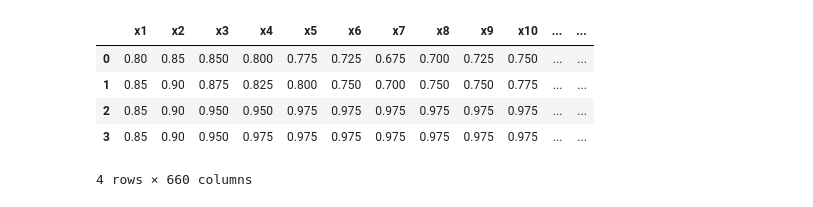
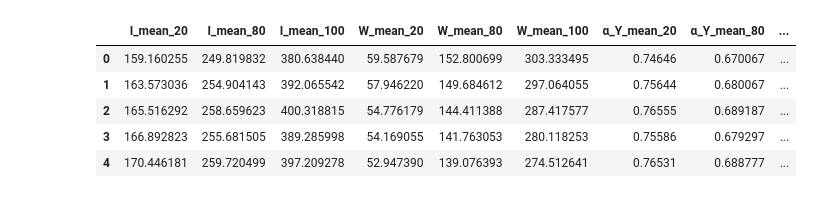
Before and after one commit to Tarsatir/Capsule_Climate, a Jupyter notebook: results/W_quintiles.ipynb, the cells around one changed output. Saved outputs shown, nothing was run; the diff lists cells and outputs as text; code cells hidden in the pictures.

```diff
--- a/results/W_quintiles.ipynb
+++ b/results/W_quintiles.ipynb
@@ -3,13 +3,13 @@ import matplotlib.pyplot as plt
 import pandas as pd
 import numpy as np
 # %%
-df = pd.read_csv('result_data/alpha_W_quantiles.csv')
+df = pd.read_csv('result_data/household_quantiles.csv')
 df.head()
 # %% [output]
-|  | x1 | x2 | x3 | x4 | x5 | x6 | x7 | x8 | x9 | x10 | ... | ... |
-| 0 | 0.80 | 0.85 | 0.850 | 0.800 | 0.775 | 0.725 | 0.675 | 0.700 | 0.725 | 0.750 | ... | ... |
-| 1 | 0.85 | 0.90 | 0.875 | 0.825 | 0.800 | 0.750 | 0.700 | 0.750 | 0.750 | 0.775 | ... | ... |
-| 2 | 0.85 | 0.90 | 0.950 | 0.950 | 0.975 | 0.975 | 0.975 | 0.975 | 0.975 | 0.975 | ... | ... |
-| 3 | 0.85 | 0.90 | 0.950 | 0.975 | 0.975 | 0.975 | 0.975 | 0.975 | 0.975 | 0.975 | ... | ... |
+|  | I_mean_20 | I_mean_80 | I_mean_100 | W_mean_20 | W_mean_80 | W_mean_100 | α_Y_mean_20 | α_Y_mean_80 | ... |
+| 0 | 159.160255 | 249.819832 | 380.638440 | 59.587679 | 152.800699 | 303.333495 | 0.74646 | 0.670067 | ... |
+| 1 | 163.573036 | 254.904143 | 392.065542 | 57.946220 | 149.684612 | 297.064055 | 0.75644 | 0.680067 | ... |
+| 2 | 165.516292 | 258.659623 | 400.318815 | 54.776179 | 144.411388 | 287.417577 | 0.76555 | 0.689187 | ... |
+| 3 | 166.892823 | 255.681505 | 389.285998 | 54.169055 | 141.763053 | 280.118253 | 0.75586 | 0.679297 | ... |
+| 4 | 170.446181 | 259.720499 | 397.209278 | 52.947390 | 139.076393 | 274.512641 | 0.76531 | 0.688777 | ... |
-4 rows × 660 columns
 # %%
```
Also changed, not shown: parts of 2 cells of this notebook, 14 other files.
